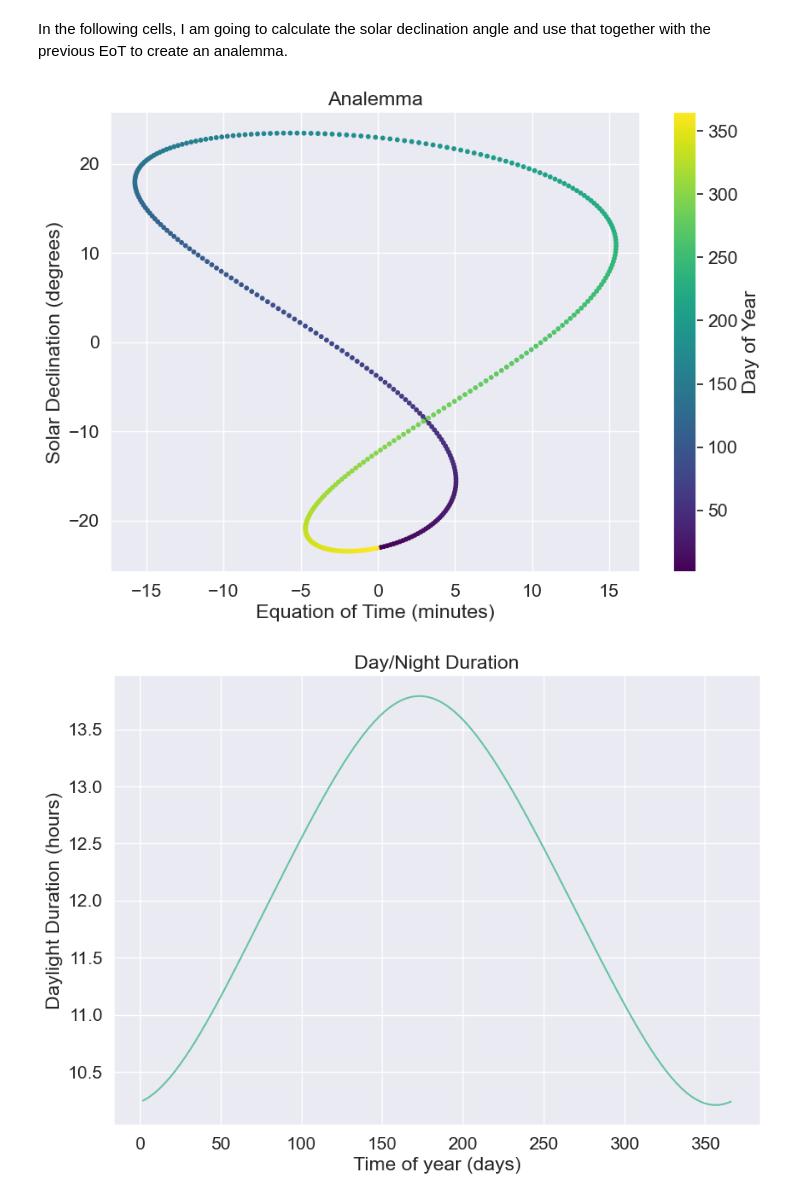
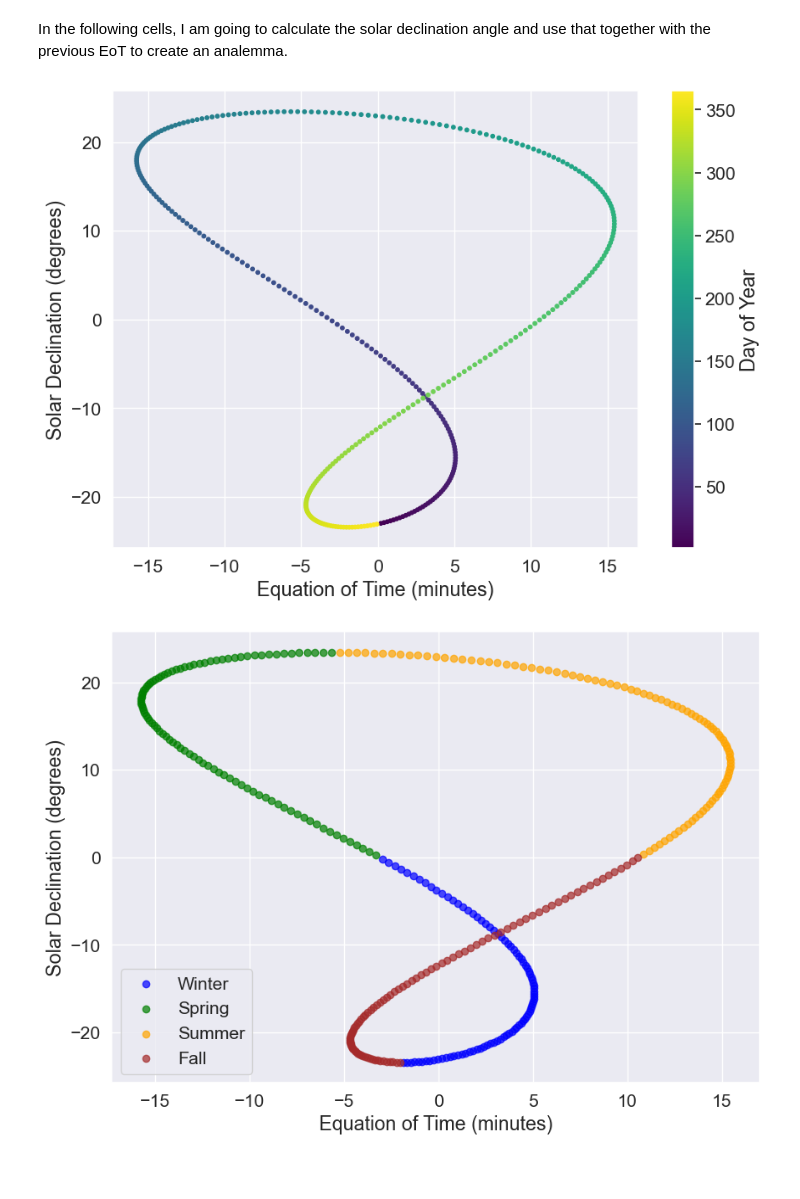
Before and after one commit to MadsMikkelsen1/MasterThesis, a Jupyter notebook: src/EoT_Analemma.ipynb, the cells around one changed output. Drawn from its saved outputs; the diff is of its cells as text; code cells hidden in the pictures; blank space fills up the shorter version.

Commit message:
Minor plot tweaking

```diff
--- a/src/EoT_Analemma.ipynb
+++ b/src/EoT_Analemma.ipynb
@@ -195,37 +194,34 @@ MTK_data = generate_analemma(lat = locations["MtKent"]["latitude"], year = 2024)
 # Plotting
 def plot_analemma(data):
     plt.scatter(data["EoT"], data["Declination"], c=data["Day"], cmap="viridis", s=10)
     plt.colorbar(label="Day of Year")
     plt.xlabel("Equation of Time (minutes)")
     plt.ylabel("Solar Declination (degrees)")
-    plt.title("Analemma")
     plt.show()
 
 def plot_day_night(data):
-    plt.plot(data["JulianDate"], data["Daylight"], label="Daylight Hours")
+    plt.plot(data["JulianDate"], data["Daylight"], label="Hrs daylight")
     plt.xlabel("Time of year (days)")
     plt.ylabel("Daylight Duration (hours)")
-    plt.title("Day/Night Duration")
     plt.show()
 
 def plot_analemma_with_seasons(data):
     seasons = data["Season"].unique()
     colors = {"Spring": "green", "Summer": "orange", "Fall": "brown", "Winter": "blue"}
 
     for season in seasons:
         subset = data[data["Season"] == season]
         plt.scatter(subset["EoT"], subset["Declination"], label=season, alpha=0.7, color=colors[season])
 
     plt.xlabel("Equation of Time (minutes)")
     plt.ylabel("Solar Declination (degrees)")
-    plt.title("Analemma Colored by Season")
     plt.legend()
     plt.show()
 
 plot_analemma(TFO_data)
-#plot_analemma_with_seasons(MTK_data)
+plot_analemma_with_seasons(MTK_data)
 plot_day_night(TFO_data)
 plot_day_night(MTK_data)
 # %% [output]
-[figure, old version]
+[figure, new version]
-[figure, old version]
+[figure, new version]
```
Also changed, not shown: parts of 2 cells of this notebook, 1 other file.
